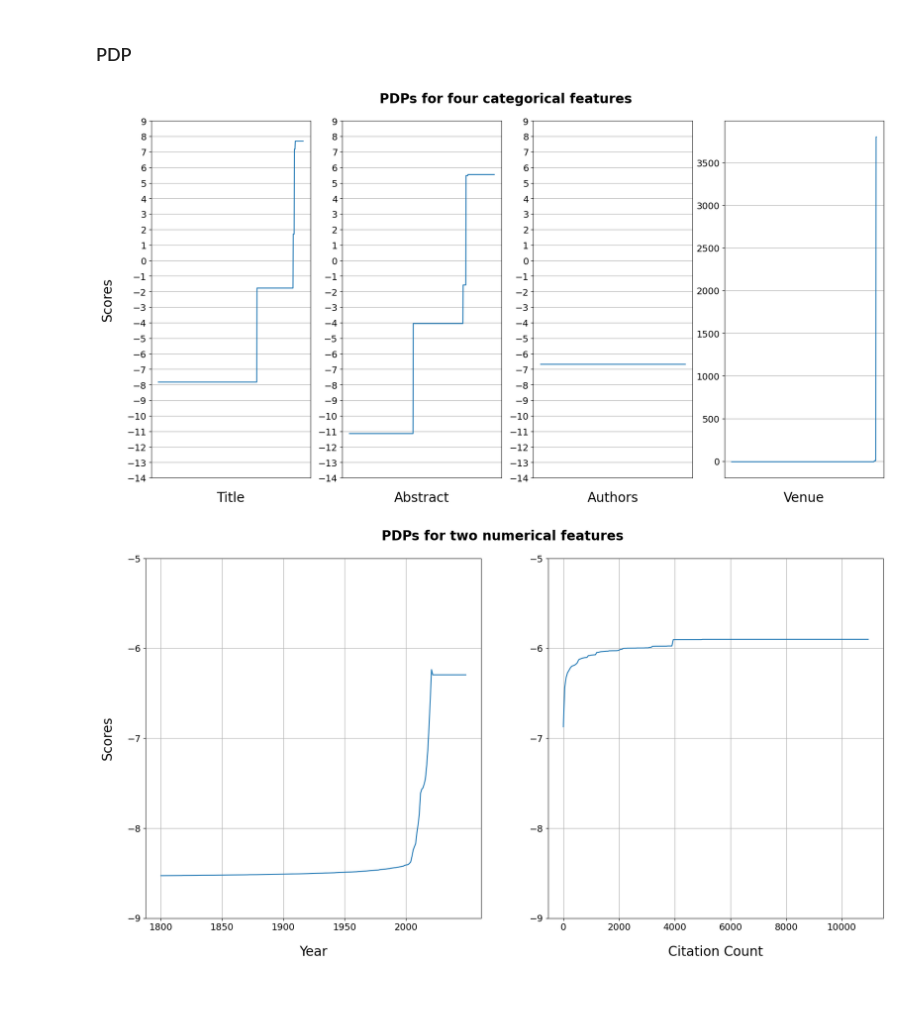
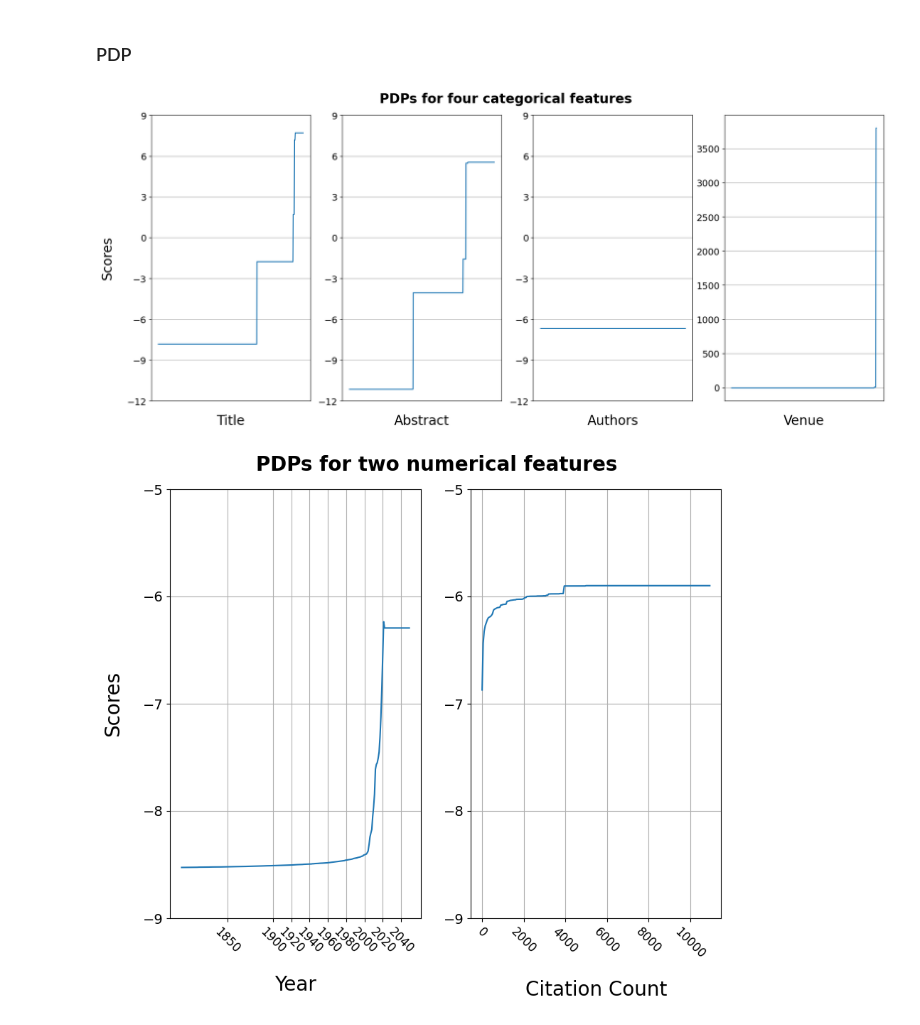
Before and after one commit to youyinnn/s2search, a Jupyter notebook: pipelining/pdp-exp1/pdp-exp1_cslg-rand-500_plotting.ipynb, the cells around one changed output. Drawn from its saved outputs; the diff is of its cells as text; code cells hidden in the pictures; blank space fills up the shorter version.

```diff
--- a/pipelining/pdp-exp1/pdp-exp1_cslg-rand-500_plotting.ipynb
+++ b/pipelining/pdp-exp1/pdp-exp1_cslg-rand-500_plotting.ipynb
@@ -51,31 +51,34 @@ for f in f_list:
 # %%
 import matplotlib.pyplot as plt
 
-categorical_plot_conf = {
+categorical_plot_conf_1 = {
     'title': {
         'xlabel': 'Title',
         'ylabel': 'Scores',
         'x': list(range(len(pdp_data_map['title']))),
         'y': np.sort(pdp_data_map['title']),
-        'yticks': list(range(-14, 10, 1)),
+        'yticks': list(range(-12, 10, 3)),
     },
     'abstract': {
         'xlabel': 'Abstract',
         'x': list(range(len(pdp_data_map['abstract']))),
         'y': np.sort(pdp_data_map['abstract']),
-        'yticks': list(range(-14, 10, 1)),
+        'yticks': list(range(-12, 10, 3)),
     },
+}
+
+categorical_plot_conf_2 = {
     'authors': {
         'xlabel': 'Authors',
         'x': list(range(len(pdp_data_map['authors']))),
         'y': np.sort(pdp_data_map['authors']),
-        'yticks': list(range(-14, 10, 1)),
+        'yticks': list(range(-12, 10, 3)),
     },
     'venue': {
         'xlabel': 'Venue',
         'x': list(range(len(pdp_data_map['venue']))),
         'y': np.sort(pdp_data_map['venue']),
-        'yticks': list(range(-14, 10, 1)),
+        'yticks': list(range(-12, 10, 3)),
     },
 }
 
@@ -85,7 +88,7 @@ numerical_plot_conf = {
         'ylabel': 'Scores',
         'x': list(range(1800, 2050)),
         'y': pdp_data_map['year'],
-        'xticks': list(range(1800, 2050, 50)),
+        'xticks': list([*range(1850, 1900, 50), *range(1900, 2050, 20)]),
         'yticks': list(range(-9, -4, 1)),
     },
     'n_citations': {
@@ -106,36 +109,36 @@ def pdp_plot(confs):
 
         plt.xlabel(conf['xlabel'], fontsize=20, labelpad=20)
         if (conf.get('ylabel') != None):
             plt.ylabel(conf.get('ylabel'), fontsize=20, labelpad=20)
 
         if conf.get('xticks') != None:
-            plt.xticks(conf.get('xticks'), fontsize=14)
+            plt.xticks(conf.get('xticks'), fontsize=12, rotation=-45)
         else:
             plt.xticks([], fontsize=14)
 
         if weird_score.get(key) == None:
             if conf.get('yticks') != None:
                 plt.yticks(conf.get('yticks'), fontsize=14)
             else:
                 plt.yticks(list(range(-14, 10, 1)), fontsize=14)
         else:
             plt.yticks(fontsize=14)
 
         plt.grid()
         idx += 1
 
-plt.figure(figsize=(20, 10), dpi=100)
+plt.figure(figsize=(20, 8), dpi=100)
 plt.suptitle("PDPs for four categorical features", y=0.94, fontsize=20, fontweight='bold')
-pdp_plot(categorical_plot_conf)
+pdp_plot({**categorical_plot_conf_1, **categorical_plot_conf_2})
 plt.savefig(os.path.join('.', 'plot', f'{sample_name}-categorical.png'), facecolor='white', transparent=False, bbox_inches='tight')
 
 # second fig
-plt.figure(figsize=(20, 10), dpi=100)
+plt.figure(figsize=(10, 8), dpi=100)
 plt.suptitle("PDPs for two numerical features", y=0.94, fontsize=20, fontweight='bold')
 pdp_plot(numerical_plot_conf)
 plt.savefig(os.path.join('.', 'plot', f'{sample_name}-numerical.png'), facecolor='white', transparent=False, bbox_inches='tight')
 
 plt.show()
 # %% [output]
-[figure, old version]
+[figure, new version]
-[figure, old version]
+[figure, new version]
```
Also changed, not shown: 2 other files.
